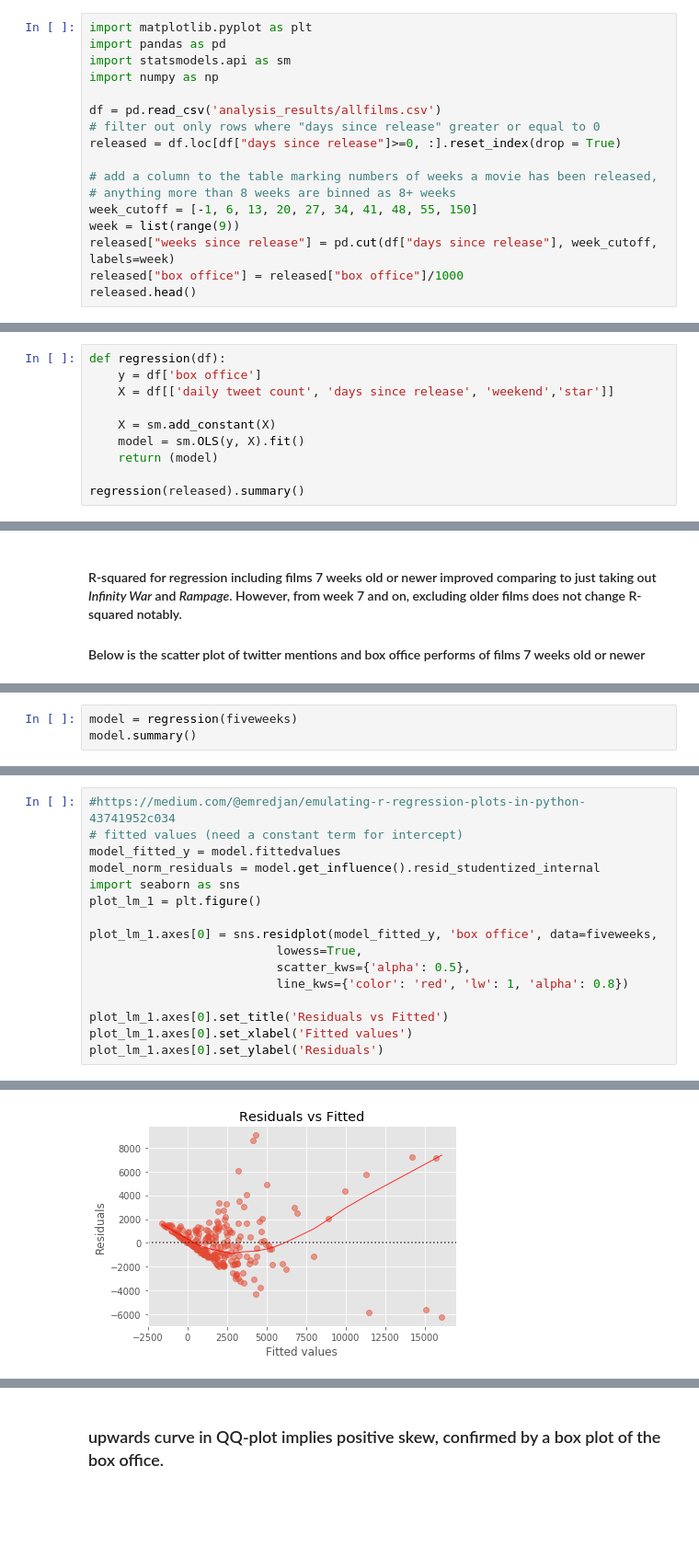
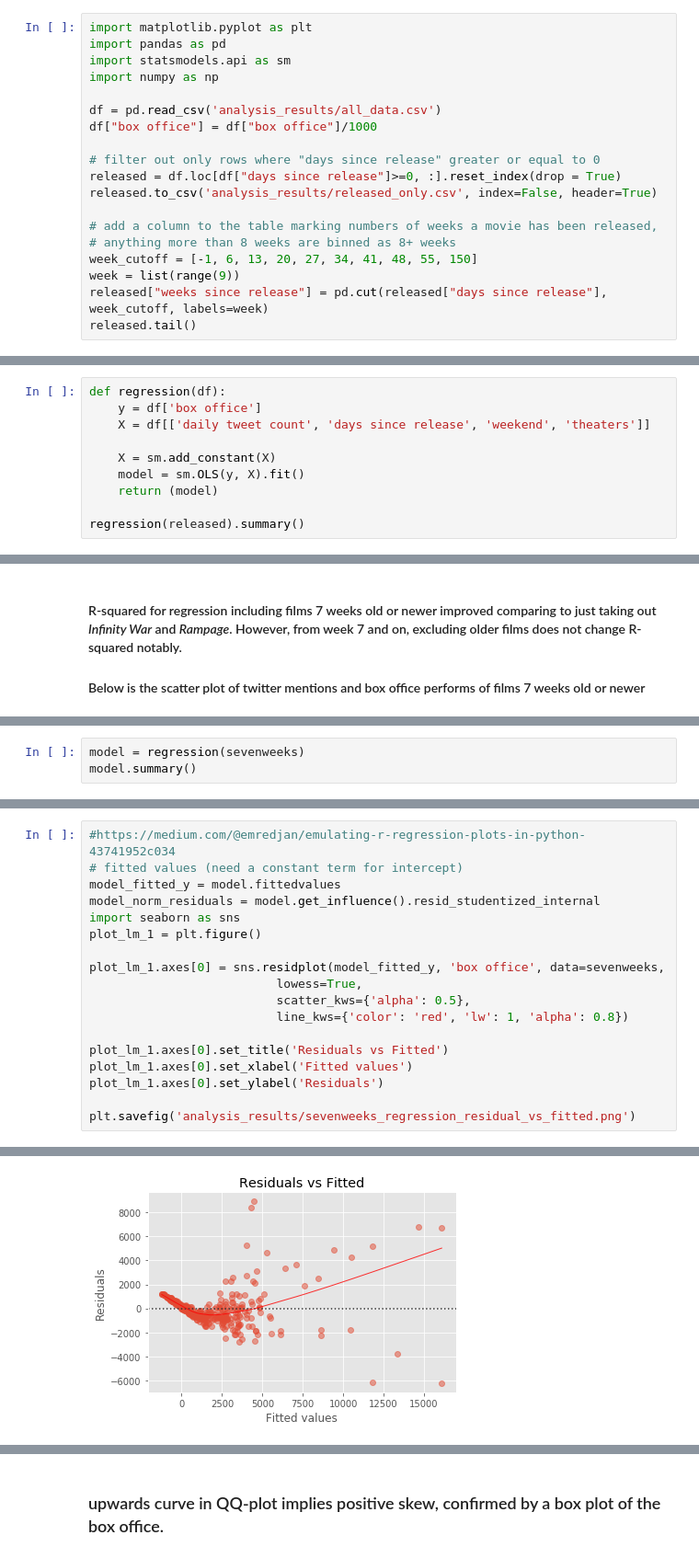
Before and after one commit to madisonkwynn/tweevie, a Jupyter notebook: 3_multiple_regression.ipynb, the cells around one changed output, grey strips where cells are left out. Shown at 92% size. Drawn from its saved outputs; the diff is of its cells as text; blank space fills up the shorter version.

```diff
--- a/3_multiple_regression.ipynb
+++ b/3_multiple_regression.ipynb
@@ -14,16 +14,18 @@ import pandas as pd
 import statsmodels.api as sm
 import numpy as np
 
-df = pd.read_csv('analysis_results/allfilms.csv')
+df = pd.read_csv('analysis_results/all_data.csv')
+df["box office"] = df["box office"]/1000
+
 # filter out only rows where "days since release" greater or equal to 0
 released = df.loc[df["days since release"]>=0, :].reset_index(drop = True)
+released.to_csv('analysis_results/released_only.csv', index=False, header=True)
 
 # add a column to the table marking numbers of weeks a movie has been released,
 # anything more than 8 weeks are binned as 8+ weeks
 week_cutoff = [-1, 6, 13, 20, 27, 34, 41, 48, 55, 150]
 week = list(range(9))
-released["weeks since release"] = pd.cut(df["days since release"], week_cutoff, labels=week)
-released["box office"] = released["box office"]/1000
-released.head()
+released["weeks since release"] = pd.cut(released["days since release"], week_cutoff, labels=week)
+released.tail()
 # %% [output]
 |  | day | daily tweet count | day of week | title | box office | days since release | weekend | star | ... |
@@ -65,7 +112,7 @@ exploratoryplots(ax4, x4,y, 'Star Rating')
 # %%
 def regression(df):
     y = df['box office']
-    X = df[['daily tweet count', 'days since release', 'weekend','star']]
+    X = df[['daily tweet count', 'days since release', 'weekend', 'theaters']]
 
     X = sm.add_constant(X)
     model = sm.OLS(y, X).fit()
@@ -286,5 +338,5 @@ plt.savefig('analysis_results/overallplot five weeks or newer.png')
 # %%
-model = regression(fiveweeks)
+model = regression(sevenweeks)
 model.summary()
 # %% [output]
 OLS Regression Results
@@ -332,7 +384,7 @@ model_norm_residuals = model.get_influence().resid_studentized_internal
 import seaborn as sns
 plot_lm_1 = plt.figure()
 
-plot_lm_1.axes[0] = sns.residplot(model_fitted_y, 'box office', data=fiveweeks,
+plot_lm_1.axes[0] = sns.residplot(model_fitted_y, 'box office', data=sevenweeks,
                           lowess=True,
                           scatter_kws={'alpha': 0.5},
                           line_kws={'color': 'red', 'lw': 1, 'alpha': 0.8})
@@ -340,4 +392,6 @@ plot_lm_1.axes[0] = sns.residplot(model_fitted_y, 'box office', data=fiveweeks,
 plot_lm_1.axes[0].set_title('Residuals vs Fitted')
 plot_lm_1.axes[0].set_xlabel('Fitted values')
 plot_lm_1.axes[0].set_ylabel('Residuals')
+
+plt.savefig('analysis_results/sevenweeks_regression_residual_vs_fitted.png')
 # %% [output]
@@ -345,2 +398,2 @@ Text(0,0.5,'Residuals')
-[figure, old version]
+[figure, new version]
 # %% [markdown]
```
Also changed, not shown: parts of 18 cells of this notebook, 28 other files.
